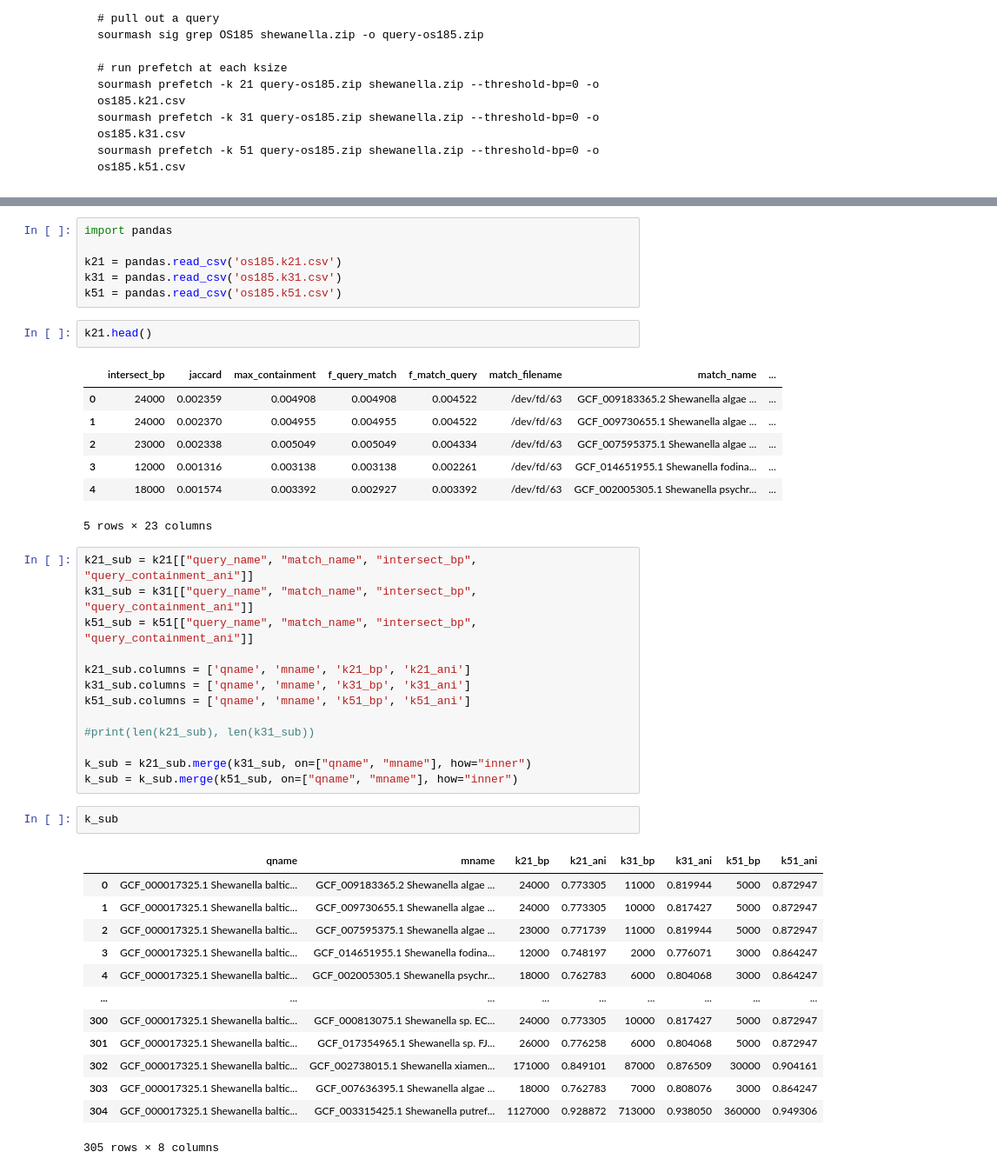
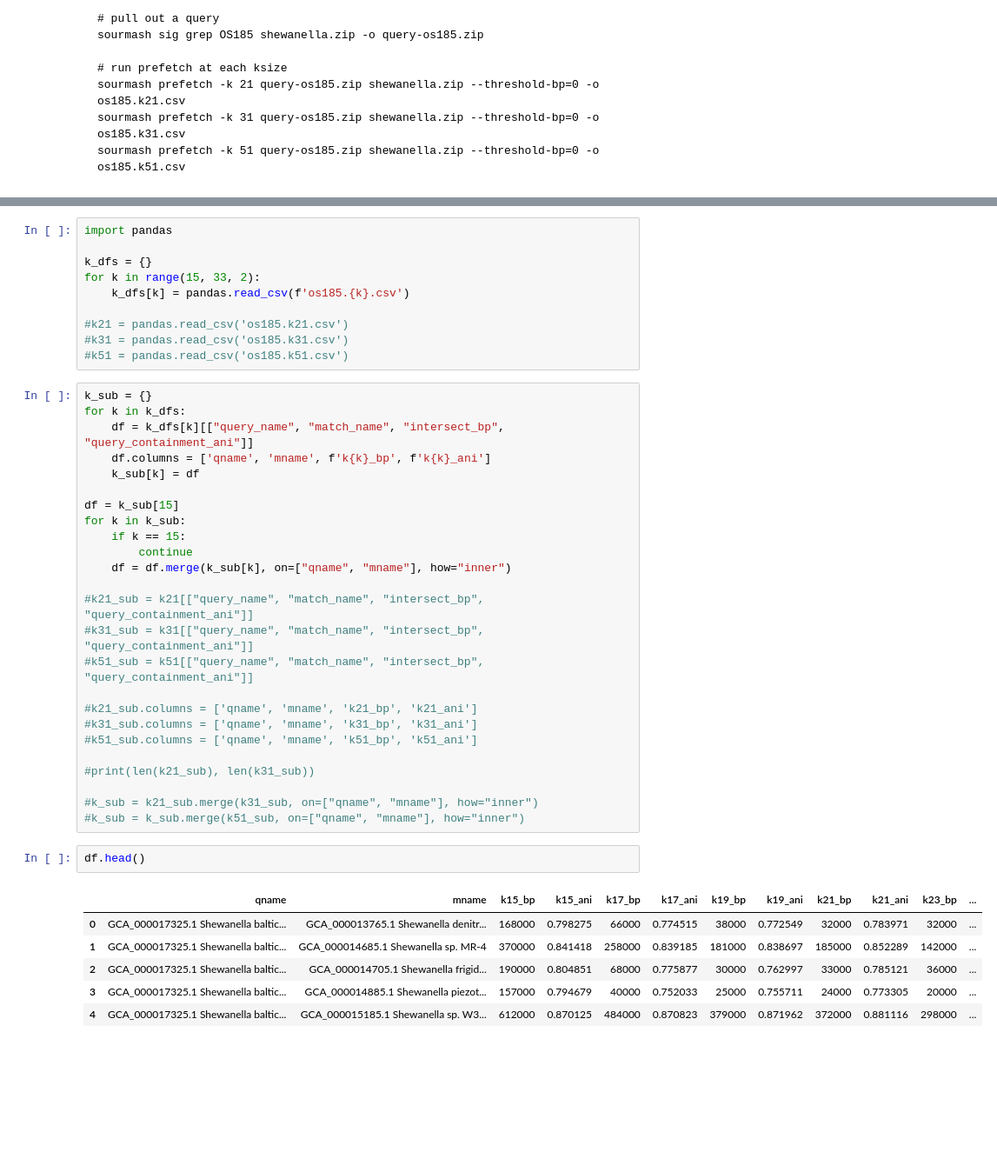
Before and after one commit to ctb/2022-multi-ksize-strain, a Jupyter notebook: multiksize.ipynb, the cells around one changed output, grey strips where cells are left out. Shown at 87% size. Cells and saved outputs as stored; diff of their text form; blank space fills up the shorter version.

```diff
--- a/multiksize.ipynb
+++ b/multiksize.ipynb
@@ -26,46 +31,45 @@ os185.k31.csv
 # %%
 import pandas
 
-k21 = pandas.read_csv('os185.k21.csv')
-k31 = pandas.read_csv('os185.k31.csv')
-k51 = pandas.read_csv('os185.k51.csv')
+k_dfs = {}
+for k in range(15, 33, 2):
+    k_dfs[k] = pandas.read_csv(f'os185.{k}.csv')
+
+#k21 = pandas.read_csv('os185.k21.csv')
+#k31 = pandas.read_csv('os185.k31.csv')
+#k51 = pandas.read_csv('os185.k51.csv')
-# %%
-k21.head()
-# %% [output]
-|  | intersect_bp | jaccard | max_containment | f_query_match | f_match_query | match_filename | match_name | ... |
-| 0 | 24000 | 0.002359 | 0.004908 | 0.004908 | 0.004522 | /dev/fd/63 | GCF_009183365.2 Shewanella algae ... | ... |
-| 1 | 24000 | 0.002370 | 0.004955 | 0.004955 | 0.004522 | /dev/fd/63 | GCF_009730655.1 Shewanella algae ... | ... |
-| 2 | 23000 | 0.002338 | 0.005049 | 0.005049 | 0.004334 | /dev/fd/63 | GCF_007595375.1 Shewanella algae ... | ... |
-| 3 | 12000 | 0.001316 | 0.003138 | 0.003138 | 0.002261 | /dev/fd/63 | GCF_014651955.1 Shewanella fodina... | ... |
-| 4 | 18000 | 0.001574 | 0.003392 | 0.002927 | 0.003392 | /dev/fd/63 | GCF_002005305.1 Shewanella psychr... | ... |
-5 rows × 23 columns
 # %%
-k21_sub = k21[["query_name", "match_name", "intersect_bp", "query_containment_ani"]]
-k31_sub = k31[["query_name", "match_name", "intersect_bp", "query_containment_ani"]]
-k51_sub = k51[["query_name", "match_name", "intersect_bp", "query_containment_ani"]]
+k_sub = {}
+for k in k_dfs:
+    df = k_dfs[k][["query_name", "match_name", "intersect_bp", "query_containment_ani"]]
+    df.columns = ['qname', 'mname', f'k{k}_bp', f'k{k}_ani']
+    k_sub[k] = df
 
-k21_sub.columns = ['qname', 'mname', 'k21_bp', 'k21_ani']
-k31_sub.columns = ['qname', 'mname', 'k31_bp', 'k31_ani']
-k51_sub.columns = ['qname', 'mname', 'k51_bp', 'k51_ani']
+df = k_sub[15]
+for k in k_sub:
+    if k == 15:
+        continue
+    df = df.merge(k_sub[k], on=["qname", "mname"], how="inner")
+
+#k21_sub = k21[["query_name", "match_name", "intersect_bp", "query_containment_ani"]]
+#k31_sub = k31[["query_name", "match_name", "intersect_bp", "query_containment_ani"]]
+#k51_sub = k51[["query_name", "match_name", "intersect_bp", "query_containment_ani"]]
+
+#k21_sub.columns = ['qname', 'mname', 'k21_bp', 'k21_ani']
+#k31_sub.columns = ['qname', 'mname', 'k31_bp', 'k31_ani']
+#k51_sub.columns = ['qname', 'mname', 'k51_bp', 'k51_ani']
 
 #print(len(k21_sub), len(k31_sub))
 
-k_sub = k21_sub.merge(k31_sub, on=["qname", "mname"], how="inner")
-k_sub = k_sub.merge(k51_sub, on=["qname", "mname"], how="inner")
+#k_sub = k21_sub.merge(k31_sub, on=["qname", "mname"], how="inner")
+#k_sub = k_sub.merge(k51_sub, on=["qname", "mname"], how="inner")
 # %%
-k_sub
+df.head()
 # %% [output]
-|  | qname | mname | k21_bp | k21_ani | k31_bp | k31_ani | k51_bp | k51_ani |
-| 0 | GCF_000017325.1 Shewanella baltic... | GCF_009183365.2 Shewanella algae ... | 24000 | 0.773305 | 11000 | 0.819944 | 5000 | 0.872947 |
-| 1 | GCF_000017325.1 Shewanella baltic... | GCF_009730655.1 Shewanella algae ... | 24000 | 0.773305 | 10000 | 0.817427 | 5000 | 0.872947 |
-| 2 | GCF_000017325.1 Shewanella baltic... | GCF_007595375.1 Shewanella algae ... | 23000 | 0.771739 | 11000 | 0.819944 | 5000 | 0.872947 |
-| 3 | GCF_000017325.1 Shewanella baltic... | GCF_014651955.1 Shewanella fodina... | 12000 | 0.748197 | 2000 | 0.776071 | 3000 | 0.864247 |
-| 4 | GCF_000017325.1 Shewanella baltic... | GCF_002005305.1 Shewanella psychr... | 18000 | 0.762783 | 6000 | 0.804068 | 3000 | 0.864247 |
-| ... | ... | ... | ... | ... | ... | ... | ... | ... |
-| 300 | GCF_000017325.1 Shewanella baltic... | GCF_000813075.1 Shewanella sp. EC... | 24000 | 0.773305 | 10000 | 0.817427 | 5000 | 0.872947 |
-| 301 | GCF_000017325.1 Shewanella baltic... | GCF_017354965.1 Shewanella sp. FJ... | 26000 | 0.776258 | 6000 | 0.804068 | 5000 | 0.872947 |
-| 302 | GCF_000017325.1 Shewanella baltic... | GCF_002738015.1 Shewanella xiamen... | 171000 | 0.849101 | 87000 | 0.876509 | 30000 | 0.904161 |
-| 303 | GCF_000017325.1 Shewanella baltic... | GCF_007636395.1 Shewanella algae ... | 18000 | 0.762783 | 7000 | 0.808076 | 3000 | 0.864247 |
-| 304 | GCF_000017325.1 Shewanella baltic... | GCF_003315425.1 Shewanella putref... | 1127000 | 0.928872 | 713000 | 0.938050 | 360000 | 0.949306 |
+|  | qname | mname | k15_bp | k15_ani | k17_bp | k17_ani | k19_bp | k19_ani | k21_bp | k21_ani | k23_bp | ... |
+| 0 | GCA_000017325.1 Shewanella baltic... | GCA_000013765.1 Shewanella denitr... | 168000 | 0.798275 | 66000 | 0.774515 | 38000 | 0.772549 | 32000 | 0.783971 | 32000 | ... |
+| 1 | GCA_000017325.1 Shewanella baltic... | GCA_000014685.1 Shewanella sp. MR-4 | 370000 | 0.841418 | 258000 | 0.839185 | 181000 | 0.838697 | 185000 | 0.852289 | 142000 | ... |
+| 2 | GCA_000017325.1 Shewanella baltic... | GCA_000014705.1 Shewanella frigid... | 190000 | 0.804851 | 68000 | 0.775877 | 30000 | 0.762997 | 33000 | 0.785121 | 36000 | ... |
+| 3 | GCA_000017325.1 Shewanella baltic... | GCA_000014885.1 Shewanella piezot... | 157000 | 0.794679 | 40000 | 0.752033 | 25000 | 0.755711 | 24000 | 0.773305 | 20000 | ... |
+| 4 | GCA_000017325.1 Shewanella baltic... | GCA_000015185.1 Shewanella sp. W3... | 612000 | 0.870125 | 484000 | 0.870823 | 379000 | 0.871962 | 372000 | 0.881116 | 298000 | ... |
-305 rows × 8 columns
 # %%
```
Also changed, not shown: parts of 3 cells of this notebook, 9 other files.
